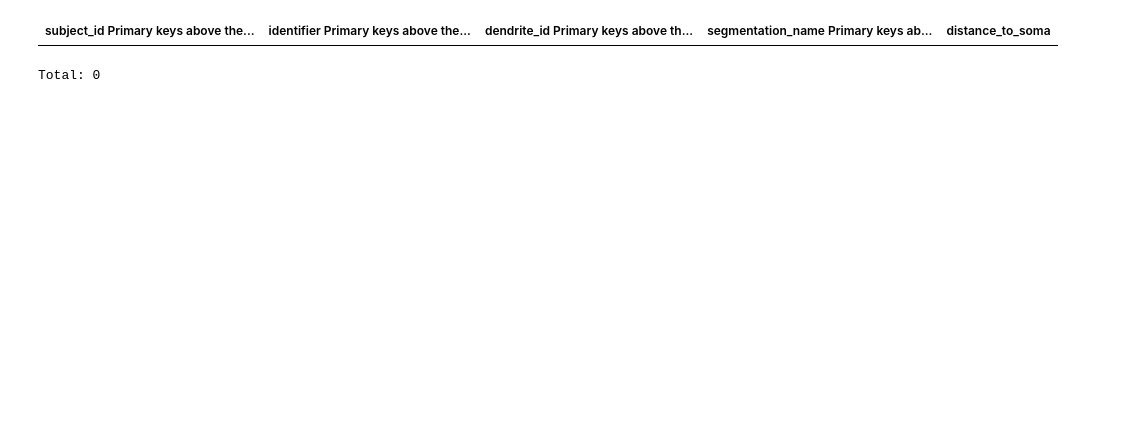
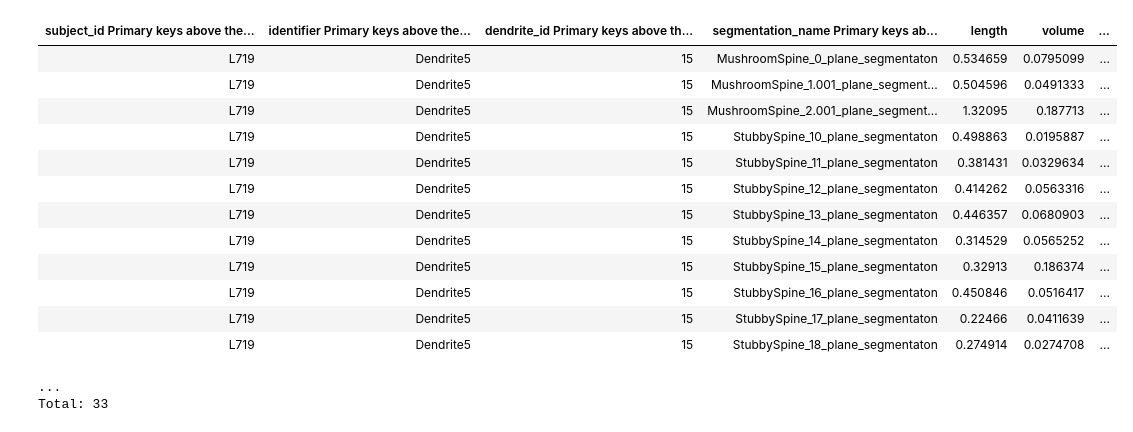
Before and after one commit to MarikeReimer/BlenderApp, a Jupyter notebook: TestAddon/Disc1Display.ipynb, the cells around one changed output. Cells and saved outputs as stored; diff of their text form; code cells hidden in the pictures; blank space fills up the shorter version.

```diff
--- a/TestAddon/Disc1Display.ipynb
+++ b/TestAddon/Disc1Display.ipynb
@@ -221,8 +197,21 @@ Total: 2
 # %%
-(distance_to_soma & 'subject_id = "L736"' & 'identifier = "Dendrite1"')
+(image_segmentation & distance_to_soma & 'subject_id = "L719"' & 'identifier = "Dendrite5"')
 # %% [output]
-| subject_id Primary keys above the... | identifier Primary keys above the... | dendrite_id Primary keys above th... | segmentation_name Primary keys ab... | distance_to_soma |
+| subject_id Primary keys above the... | identifier Primary keys above the... | dendrite_id Primary keys above th... | segmentation_name Primary keys ab... | length | volume | ... |
+| L719 | Dendrite5 | 15 | MushroomSpine_0_plane_segmentaton | 0.534659 | 0.0795099 | ... |
+| L719 | Dendrite5 | 15 | MushroomSpine_1.001_plane_segment... | 0.504596 | 0.0491333 | ... |
+| L719 | Dendrite5 | 15 | MushroomSpine_2.001_plane_segment... | 1.32095 | 0.187713 | ... |
+| L719 | Dendrite5 | 15 | StubbySpine_10_plane_segmentaton | 0.498863 | 0.0195887 | ... |
+| L719 | Dendrite5 | 15 | StubbySpine_11_plane_segmentaton | 0.381431 | 0.0329634 | ... |
+| L719 | Dendrite5 | 15 | StubbySpine_12_plane_segmentaton | 0.414262 | 0.0563316 | ... |
+| L719 | Dendrite5 | 15 | StubbySpine_13_plane_segmentaton | 0.446357 | 0.0680903 | ... |
+| L719 | Dendrite5 | 15 | StubbySpine_14_plane_segmentaton | 0.314529 | 0.0565252 | ... |
+| L719 | Dendrite5 | 15 | StubbySpine_15_plane_segmentaton | 0.32913 | 0.186374 | ... |
+| L719 | Dendrite5 | 15 | StubbySpine_16_plane_segmentaton | 0.450846 | 0.0516417 | ... |
+| L719 | Dendrite5 | 15 | StubbySpine_17_plane_segmentaton | 0.22466 | 0.0411639 | ... |
+| L719 | Dendrite5 | 15 | StubbySpine_18_plane_segmentaton | 0.274914 | 0.0274708 | ... |
-Total: 0
+...
+Total: 33
 # %%
 frame = pd.DataFrame(mouse*session*dendrite)
 pd.DataFrame(frame).to_csv("C:/Users/meowm/Downloads/SubjList.csv")
```
Also changed, not shown: parts of 10 cells of this notebook, 2 other files.
